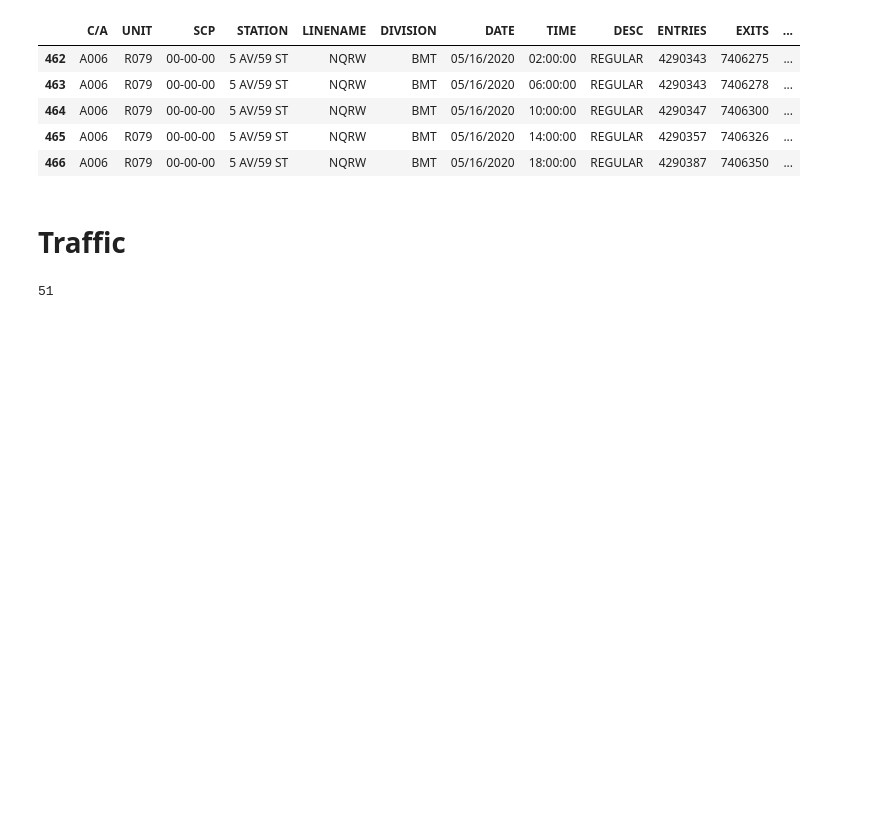
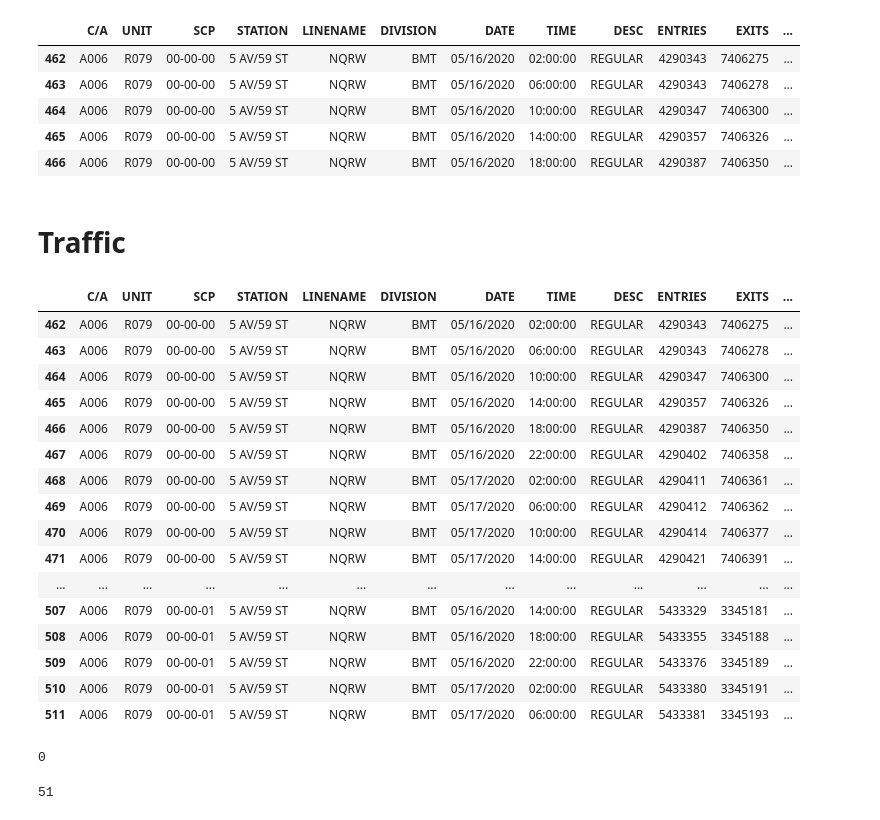
Before and after one commit to brendanlafferty/MTA-EDA, a Jupyter notebook: 01-mta-project1.ipynb, the cells around one changed output. Cells and saved outputs as stored; diff of their text form; code cells hidden in the pictures; blank space fills up the shorter version.

```diff
--- a/01-mta-project1.ipynb
+++ b/01-mta-project1.ipynb
@@ -180,6 +180,31 @@ final_df.head()
 | 466 | A006 | R079 | 00-00-00 | 5 AV/59 ST | NQRW | BMT | 05/16/2020 | 18:00:00 | REGULAR | 4290387 | 7406350 | ... |
 # %% [markdown]
 # Traffic
+# %%
+final_df['DATETIME'] = final_df[['DATE', 'TIME']].apply(lambda x: ' '.join(x), axis = 1)
+final_df['DIFF'] = final_df.groupby(['DATE','C/A','UNIT','SCP','STATION'])['ENTRIES'].transform(pd.Series.diff)
+# %% [output]
+|  | C/A | UNIT | SCP | STATION | LINENAME | DIVISION | DATE | TIME | DESC | ENTRIES | EXITS | ... |
+| 462 | A006 | R079 | 00-00-00 | 5 AV/59 ST | NQRW | BMT | 05/16/2020 | 02:00:00 | REGULAR | 4290343 | 7406275 | ... |
+| 463 | A006 | R079 | 00-00-00 | 5 AV/59 ST | NQRW | BMT | 05/16/2020 | 06:00:00 | REGULAR | 4290343 | 7406278 | ... |
+| 464 | A006 | R079 | 00-00-00 | 5 AV/59 ST | NQRW | BMT | 05/16/2020 | 10:00:00 | REGULAR | 4290347 | 7406300 | ... |
+| 465 | A006 | R079 | 00-00-00 | 5 AV/59 ST | NQRW | BMT | 05/16/2020 | 14:00:00 | REGULAR | 4290357 | 7406326 | ... |
+| 466 | A006 | R079 | 00-00-00 | 5 AV/59 ST | NQRW | BMT | 05/16/2020 | 18:00:00 | REGULAR | 4290387 | 7406350 | ... |
+| 467 | A006 | R079 | 00-00-00 | 5 AV/59 ST | NQRW | BMT | 05/16/2020 | 22:00:00 | REGULAR | 4290402 | 7406358 | ... |
+| 468 | A006 | R079 | 00-00-00 | 5 AV/59 ST | NQRW | BMT | 05/17/2020 | 02:00:00 | REGULAR | 4290411 | 7406361 | ... |
+| 469 | A006 | R079 | 00-00-00 | 5 AV/59 ST | NQRW | BMT | 05/17/2020 | 06:00:00 | REGULAR | 4290412 | 7406362 | ... |
+| 470 | A006 | R079 | 00-00-00 | 5 AV/59 ST | NQRW | BMT | 05/17/2020 | 10:00:00 | REGULAR | 4290414 | 7406377 | ... |
+| 471 | A006 | R079 | 00-00-00 | 5 AV/59 ST | NQRW | BMT | 05/17/2020 | 14:00:00 | REGULAR | 4290421 | 7406391 | ... |
+| ... | ... | ... | ... | ... | ... | ... | ... | ... | ... | ... | ... | ... |
+| 507 | A006 | R079 | 00-00-01 | 5 AV/59 ST | NQRW | BMT | 05/16/2020 | 14:00:00 | REGULAR | 5433329 | 3345181 | ... |
+| 508 | A006 | R079 | 00-00-01 | 5 AV/59 ST | NQRW | BMT | 05/16/2020 | 18:00:00 | REGULAR | 5433355 | 3345188 | ... |
+| 509 | A006 | R079 | 00-00-01 | 5 AV/59 ST | NQRW | BMT | 05/16/2020 | 22:00:00 | REGULAR | 5433376 | 3345189 | ... |
+| 510 | A006 | R079 | 00-00-01 | 5 AV/59 ST | NQRW | BMT | 05/17/2020 | 02:00:00 | REGULAR | 5433380 | 3345191 | ... |
+| 511 | A006 | R079 | 00-00-01 | 5 AV/59 ST | NQRW | BMT | 05/17/2020 | 06:00:00 | REGULAR | 5433381 | 3345193 | ... |
+# %%
+sum(final_df.DIFF.apply(lambda x: x<0))
+# %% [output]
+0
 # %%
 # Station+line's in the census tract with 100% of people under poverty level (about 1% of all turnstiles in the past 12 wks)
 print(len(final_df.groupby(['C/A', 'UNIT', 'SCP', 'STATION']).count())) # 51 turnstiles in top 1 tract
```
